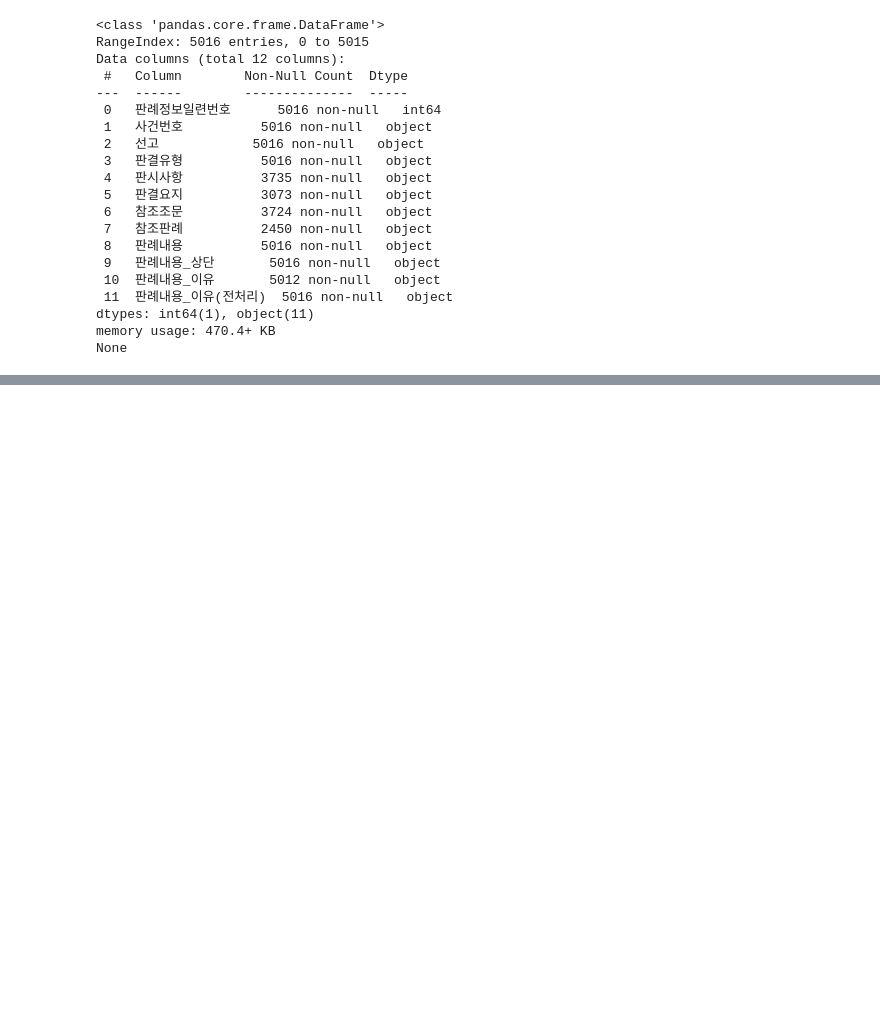
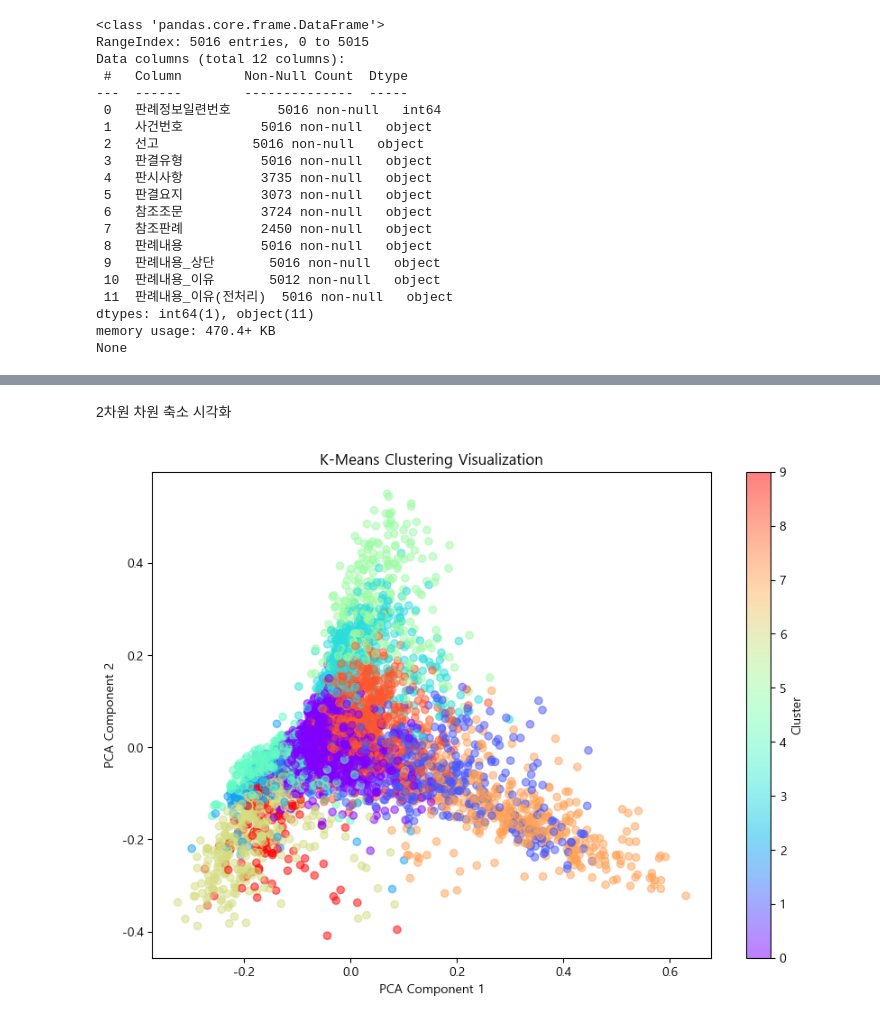
Before and after one commit to sesac-NoF/NoF, a Jupyter notebook: Labor_precedent_EDA/10_Labor_EDA_Real.ipynb, the cells around one changed output, grey strips where cells are left out. Cells and saved outputs as stored; diff of their text form; code cells hidden in the pictures; blank space fills up the shorter version.

```diff
--- a/Labor_precedent_EDA/10_Labor_EDA_Real.ipynb
+++ b/Labor_precedent_EDA/10_Labor_EDA_Real.ipynb
@@ -326,0 +650,23 @@ None
+# %% [markdown]
+2차원 차원 축소 시각화
+# %%
+import pandas as pd
+from sklearn.feature_extraction.text import TfidfVectorizer
+from sklearn.cluster import KMeans
+import matplotlib.pyplot as plt
+from sklearn.decomposition import PCA
+
+
+# 9. PCA를 사용한 2D 시각화 (차원 축소)
+pca = PCA(n_components=2)
+pca_result = pca.fit_transform(tfidf_array.toarray())
+
+plt.figure(figsize=(10, 7))
+plt.scatter(pca_result[:, 0], pca_result[:, 1], c=df_labor['클러스터'], cmap='rainbow', alpha=0.5)
+plt.title('K-Means Clustering Visualization')
+plt.xlabel('PCA Component 1')
+plt.ylabel('PCA Component 2')
+plt.colorbar(label='Cluster')
+plt.show()
+# %% [output]
+[figure, added]
```
Also changed, not shown: parts of 37 cells of this notebook, 1 other file.
